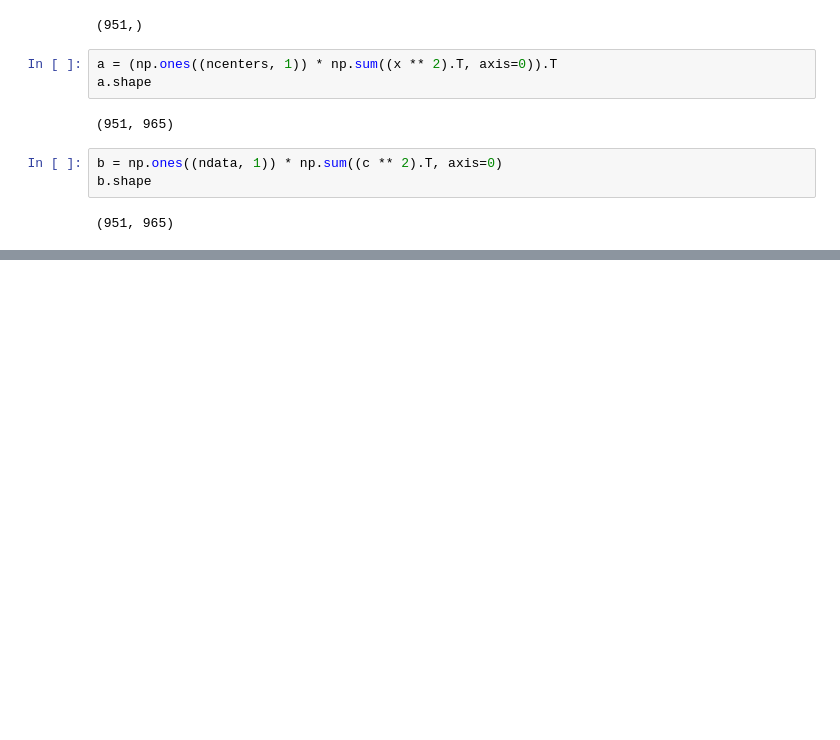
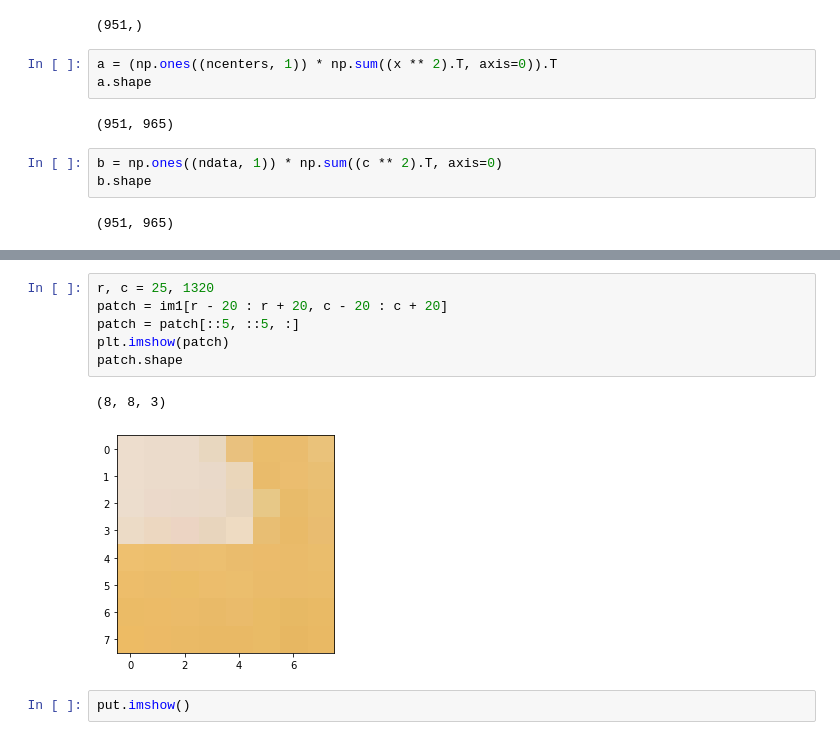
Before and after one commit to aprilsin/cs194-proj5, a Jupyter notebook: test.ipynb, the cells around one changed output, grey strips where cells are left out. Drawn from its saved outputs; the diff is of its cells as text; blank space fills up the shorter version.

```diff
--- a/test.ipynb
+++ b/test.ipynb
@@ -94,0 +125,11 @@ b.shape
+# %%
+r, c = 25, 1320
+patch = im1[r - 20 : r + 20, c - 20 : c + 20]
+patch = patch[::5, ::5, :]
+plt.imshow(patch)
+patch.shape
+# %% [output]
+(8, 8, 3)
+[figure, added]
+# %%
+put.imshow()
```
Also changed, not shown: parts of 8 cells of this notebook, 1 other file.
